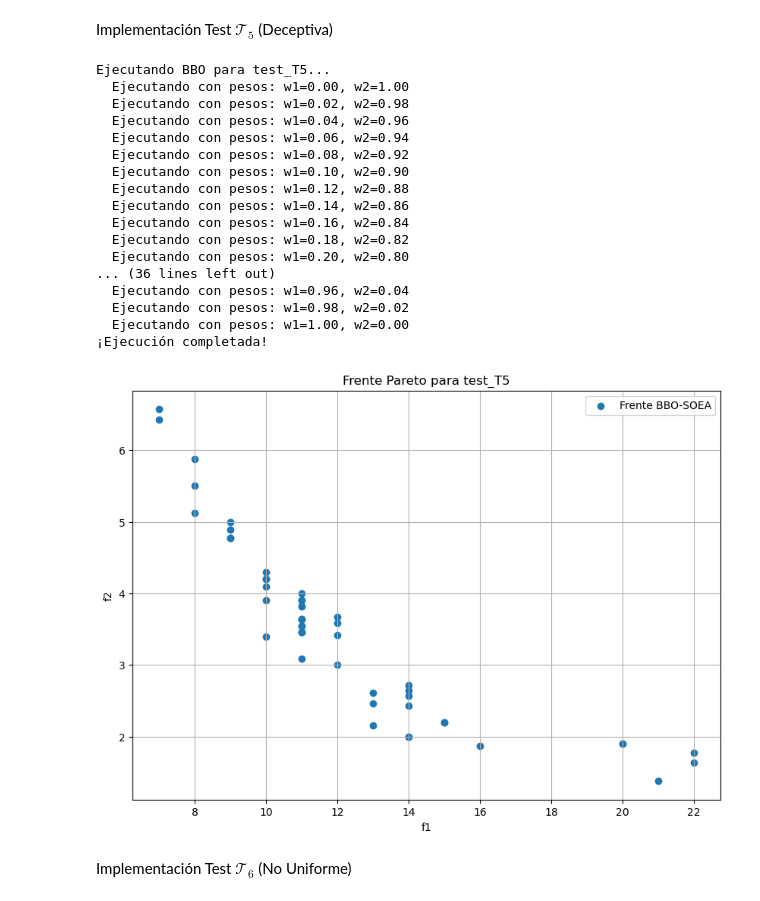
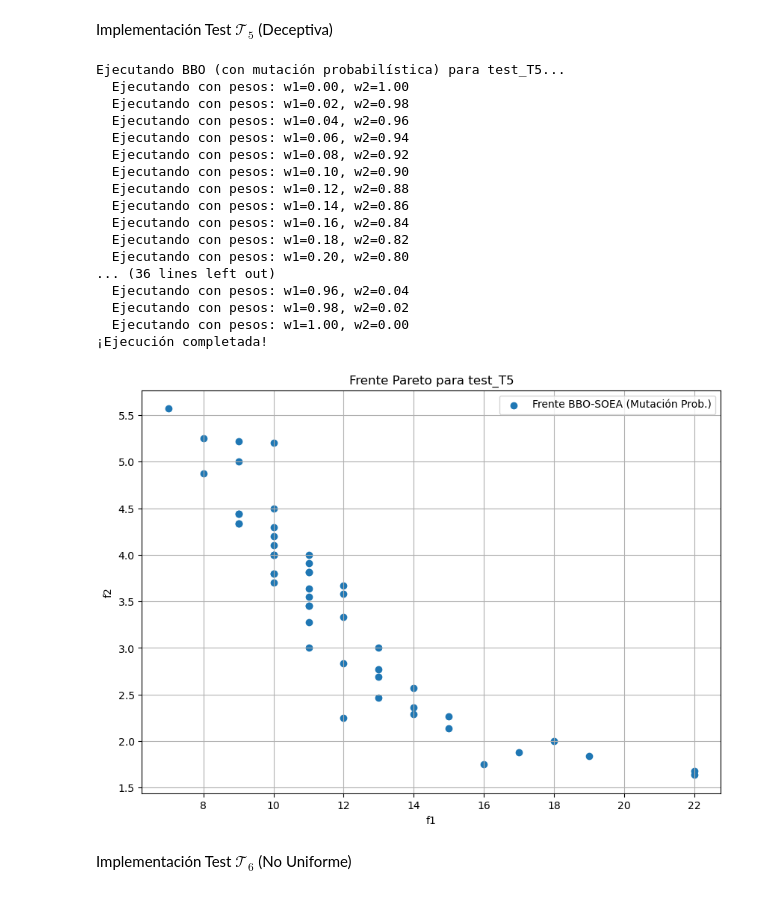
Before and after one commit to mariogutierrezlopez/busqueda_metaheuristicas, a Jupyter notebook: BBO/codigo/implementacion.ipynb, the cells around one changed output. Cells and saved outputs as stored; diff of their text form; code cells hidden in the pictures.

```diff
--- a/BBO/codigo/implementacion.ipynb
+++ b/BBO/codigo/implementacion.ipynb
@@ -312,7 +306,7 @@ Ejecutando BBO para test_T1...
 # %% [markdown]
 Implementación Test $\mathcal{T}_2$ (No Convexa)
 # %%
-# --- 1. CONFIGURACIÓN DEL EXPERIMENTO (T2) ---
+# --- 1. CONFIGURACIÓN DEL EXPERIMENTO ---
 TARGET_FUNCTION = test_T2
 PROBLEM_TYPE = 'float'
 M_VARS = 30
@@ -324,14 +318,14 @@ POP_SIZE = 50
 GENERATIONS = 100
 ELITISM_PARAM = 2
 MAX_MIGRATION = 1.0
-MUTATION_RATE = 0.05
+M_MAX = 0.05
 
 # --- 3. CONFIGURACIÓN DEL WRAPPER SOEA ---
 N_PESOS = 50
 pesos_list = np.linspace(0, 1, N_PESOS)
 
 # --- 4. EJECUCIÓN ---
-print(f"Ejecutando BBO para {TARGET_FUNCTION.__name__}...")
+print(f"Ejecutando BBO (con mutación probabilística) para {TARGET_FUNCTION.__name__}...")
 frente_pareto_f1 = []
 frente_pareto_f2 = []
 
@@ -351,7 +345,7 @@ for w1 in pesos_list:
         weights=weights,
         max_migration=MAX_MIGRATION,
         elitism_param=ELITISM_PARAM,
-        mutation_rate=MUTATION_RATE
+        m_max=M_MAX
     )
 
     frente_pareto_f1.append(mejor_f1)
@@ -361,7 +355,7 @@ print("¡Ejecución completada!")
 
 # --- 5. GRÁFICA DE RESULTADOS ---
 plt.figure(figsize=(10, 7))
-plt.scatter(frente_pareto_f1, frente_pareto_f2, label="Frente BBO-SOEA")
+plt.scatter(frente_pareto_f1, frente_pareto_f2, label="Frente BBO-SOEA (Mutación Prob.)")
 plt.xlabel("f1")
 plt.ylabel("f2")
 plt.title(f"Frente Pareto para {TARGET_FUNCTION.__name__}")
@@ -390,7 +384,7 @@ Ejecutando BBO para test_T2...
 # %% [markdown]
 Implementación Test $\mathcal{T}_3$ (Discreta)
 # %%
-# --- 1. CONFIGURACIÓN DEL EXPERIMENTO (T3) ---
+# --- 1. CONFIGURACIÓN DEL EXPERIMENTO ---
 TARGET_FUNCTION = test_T3
 PROBLEM_TYPE = 'float'
 M_VARS = 30
@@ -402,14 +396,14 @@ POP_SIZE = 50
 GENERATIONS = 100
 ELITISM_PARAM = 2
 MAX_MIGRATION = 1.0
-MUTATION_RATE = 0.05
+M_MAX = 0.05
 
 # --- 3. CONFIGURACIÓN DEL WRAPPER SOEA ---
 N_PESOS = 50
 pesos_list = np.linspace(0, 1, N_PESOS)
 
 # --- 4. EJECUCIÓN ---
-print(f"Ejecutando BBO para {TARGET_FUNCTION.__name__}...")
+print(f"Ejecutando BBO (con mutación probabilística) para {TARGET_FUNCTION.__name__}...")
 frente_pareto_f1 = []
 frente_pareto_f2 = []
 
@@ -429,7 +423,7 @@ for w1 in pesos_list:
         weights=weights,
         max_migration=MAX_MIGRATION,
         elitism_param=ELITISM_PARAM,
-        mutation_rate=MUTATION_RATE
+        m_max=M_MAX
     )
 
     frente_pareto_f1.append(mejor_f1)
@@ -439,7 +433,7 @@ print("¡Ejecución completada!")
 
 # --- 5. GRÁFICA DE RESULTADOS ---
 plt.figure(figsize=(10, 7))
-plt.scatter(frente_pareto_f1, frente_pareto_f2, label="Frente BBO-SOEA")
+plt.scatter(frente_pareto_f1, frente_pareto_f2, label="Frente BBO-SOEA (Mutación Prob.)")
 plt.xlabel("f1")
 plt.ylabel("f2")
 plt.title(f"Frente Pareto para {TARGET_FUNCTION.__name__}")
@@ -468,7 +462,7 @@ Ejecutando BBO para test_T3...
 # %% [markdown]
 Implementación Test $\mathcal{T}_4$ (Multimodal)
 # %%
-# --- 1. CONFIGURACIÓN DEL EXPERIMENTO (T4) ---
+# --- 1. CONFIGURACIÓN DEL EXPERIMENTO ---
 TARGET_FUNCTION = test_T4
 PROBLEM_TYPE = 'float'
 M_VARS = 10
@@ -480,14 +474,14 @@ POP_SIZE = 50
 GENERATIONS = 100
 ELITISM_PARAM = 2
 MAX_MIGRATION = 1.0
-MUTATION_RATE = 0.05
+M_MAX = 0.05
 
 # --- 3. CONFIGURACIÓN DEL WRAPPER SOEA ---
 N_PESOS = 50
 pesos_list = np.linspace(0, 1, N_PESOS)
 
 # --- 4. EJECUCIÓN ---
-print(f"Ejecutando BBO para {TARGET_FUNCTION.__name__}...")
+print(f"Ejecutando BBO (con mutación probabilística) para {TARGET_FUNCTION.__name__}...")
 frente_pareto_f1 = []
 frente_pareto_f2 = []
 
@@ -507,7 +501,7 @@ for w1 in pesos_list:
         weights=weights,
         max_migration=MAX_MIGRATION,
         elitism_param=ELITISM_PARAM,
-        mutation_rate=MUTATION_RATE
+        m_max=M_MAX
     )
 
     frente_pareto_f1.append(mejor_f1)
@@ -517,7 +511,7 @@ print("¡Ejecución completada!")
 
 # --- 5. GRÁFICA DE RESULTADOS ---
 plt.figure(figsize=(10, 7))
-plt.scatter(frente_pareto_f1, frente_pareto_f2, label="Frente BBO-SOEA")
+plt.scatter(frente_pareto_f1, frente_pareto_f2, label="Frente BBO-SOEA (Mutación Prob.)")
 plt.xlabel("f1")
 plt.ylabel("f2")
 plt.title(f"Frente Pareto para {TARGET_FUNCTION.__name__}")
@@ -546,12 +540,11 @@ Ejecutando BBO para test_T4...
 # %% [markdown]
 Implementación Test $\mathcal{T}_5$ (Deceptiva)
 # %%
-# --- 1. CONFIGURACIÓN DEL EXPERIMENTO (T5) ---
+# --- 1. CONFIGURACIÓN DEL EXPERIMENTO ---
 TARGET_FUNCTION = test_T5
 PROBLEM_TYPE = 'bits'
-M_VARS = 11 # 1 (x1) + 10 (x2 a x11)
+M_VARS = 11
 BOUNDS = None
-# x1 tiene 30 bits, las otras 10 tienen 5 bits
 BIT_LENGTHS = [30] + [5] * 10
 
 # --- 2. HIPERPARÁMETROS DE BBO ---
@@ -559,14 +552,14 @@ POP_SIZE = 50
 GENERATIONS = 100
 ELITISM_PARAM = 2
 MAX_MIGRATION = 1.0
-MUTATION_RATE = 0.05
+M_MAX = 0.05 # Tasa máxima de mutación (nuevo parámetro)
 
 # --- 3. CONFIGURACIÓN DEL WRAPPER SOEA ---
 N_PESOS = 50
 pesos_list = np.linspace(0, 1, N_PESOS)
 
 # --- 4. EJECUCIÓN ---
-print(f"Ejecutando BBO para {TARGET_FUNCTION.__name__}...")
+print(f"Ejecutando BBO (con mutación probabilística) para {TARGET_FUNCTION.__name__}...")
 frente_pareto_f1 = []
 frente_pareto_f2 = []
 
@@ -586,42 +579,42 @@ for w1 in pesos_list:
         weights=weights,
         max_migration=MAX_MIGRATION,
         elitism_param=ELITISM_PARAM,
-        mutation_rate=MUTATION_RATE
+        m_max=M_MAX # Pasar el nuevo parámetro m_max
     )
 
     frente_pareto_f1.append(mejor_f1)
     frente_pareto_f2.append(mejor_f2)
 
 print("¡Ejecución completada!")
 
 # --- 5. GRÁFICA DE RESULTADOS ---
 plt.figure(figsize=(10, 7))
-plt.scatter(frente_pareto_f1, frente_pareto_f2, label="Frente BBO-SOEA")
+plt.scatter(frente_pareto_f1, frente_pareto_f2, label="Frente BBO-SOEA (Mutación Prob.)")
 plt.xlabel("f1")
 plt.ylabel("f2")
 plt.title(f"Frente Pareto para {TARGET_FUNCTION.__name__}")
 plt.legend()
 plt.grid(True)
 plt.show()
 # %% [output]
-Ejecutando BBO para test_T5...
+Ejecutando BBO (con mutación probabilística) para test_T5...
   Ejecutando con pesos: w1=0.00, w2=1.00
   Ejecutando con pesos: w1=0.02, w2=0.98
   Ejecutando con pesos: w1=0.04, w2=0.96
   Ejecutando con pesos: w1=0.06, w2=0.94
   Ejecutando con pesos: w1=0.08, w2=0.92
   Ejecutando con pesos: w1=0.10, w2=0.90
   Ejecutando con pesos: w1=0.12, w2=0.88
   Ejecutando con pesos: w1=0.14, w2=0.86
   Ejecutando con pesos: w1=0.16, w2=0.84
   Ejecutando con pesos: w1=0.18, w2=0.82
   Ejecutando con pesos: w1=0.20, w2=0.80
 ... (36 lines left out)
   Ejecutando con pesos: w1=0.96, w2=0.04
   Ejecutando con pesos: w1=0.98, w2=0.02
   Ejecutando con pesos: w1=1.00, w2=0.00
 ¡Ejecución completada!
-[figure, old version]
+[figure, new version]
 # %% [markdown]
 Implementación Test $\mathcal{T}_6$ (No Uniforme)
 # %%
```
Also changed, not shown: parts of 9 cells of this notebook, 9 other files.
